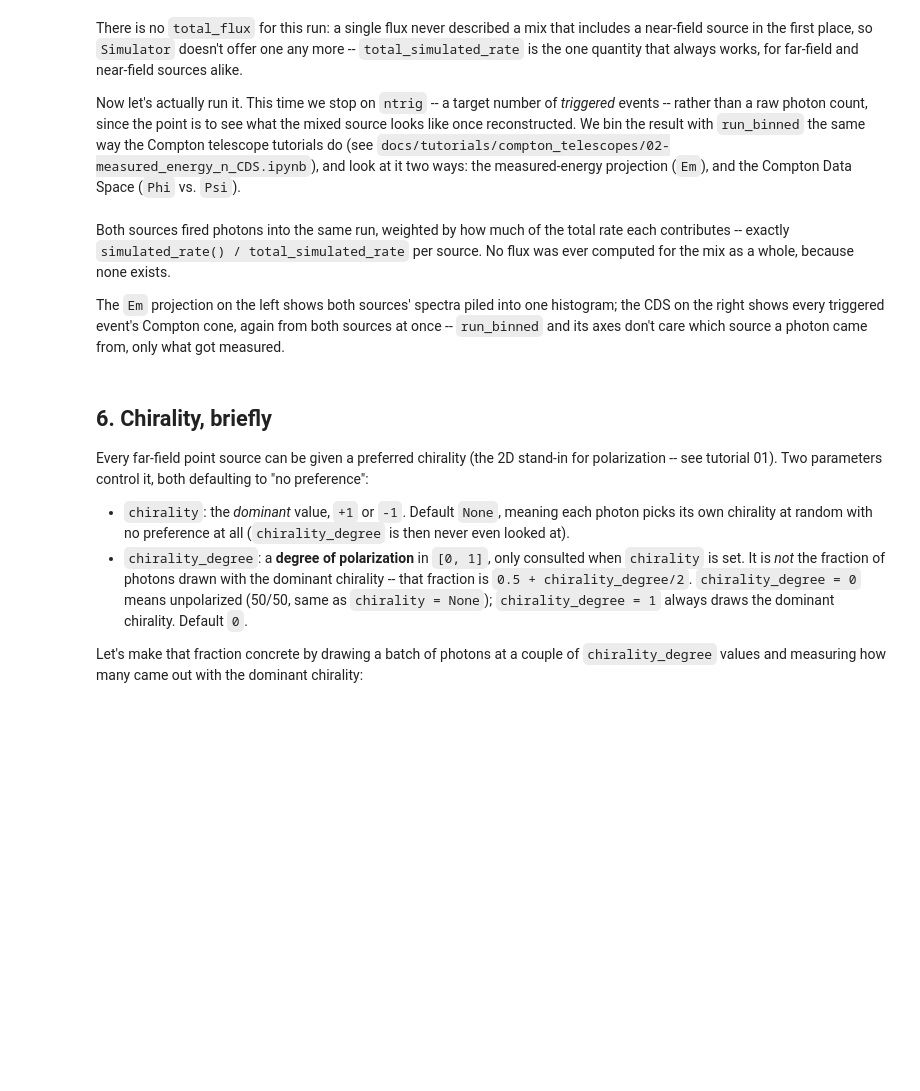
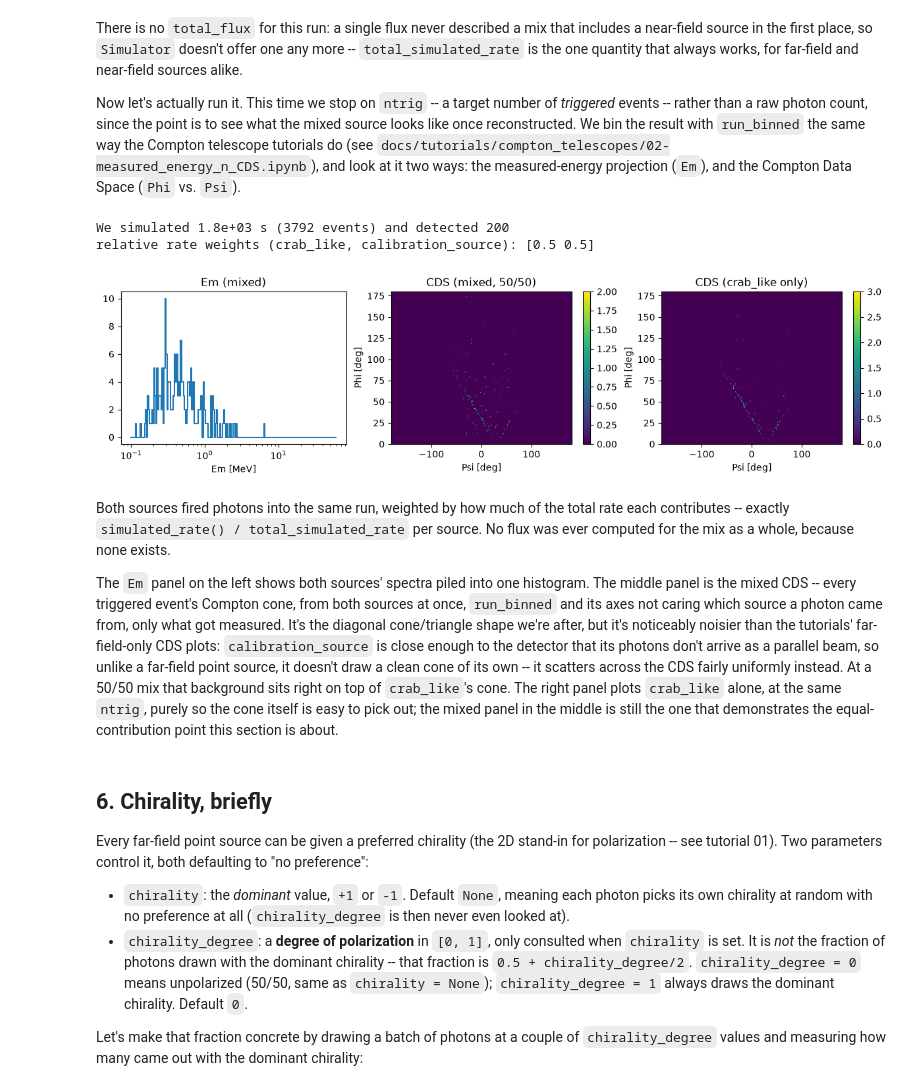
Before and after one commit to israelmcmc-ai/gammaraytoys, a Jupyter notebook: docs/examples/cosimita/00-source_normalization.ipynb, the cells around one changed output. Cells and saved outputs as stored; diff of their text form; code cells hidden in the pictures; blank space fills up the shorter version.

```diff
--- a/docs/examples/cosimita/00-source_normalization.ipynb
+++ b/docs/examples/cosimita/00-source_normalization.ipynb
@@ -240,12 +271,12 @@ normalized) and an instrumental source (rate normalized) thrown into the
 same `Simulator`, at the same time, selected event-by-event with probability
 proportional to their `simulated_rate()`.
 # %%
-mixed_sim = Simulator(det, [crab_like, calibration_source], reco)
+mixed_sim = Simulator(comptelito, [crab_like, calibration_source], reco)
 
-expected_total = crab_like.simulated_rate(det) + calibration_source.simulated_rate(det)
+expected_total = crab_like.simulated_rate(comptelito) + calibration_source.simulated_rate(comptelito)
 
-print(f"crab_like.simulated_rate()          = {crab_like.simulated_rate(det).to(1/u.s):.6f}")
-print(f"calibration_source.simulated_rate() = {calibration_source.simulated_rate(det).to(1/u.s):.6f}")
+print(f"crab_like.simulated_rate()          = {crab_like.simulated_rate(comptelito).to(1/u.s):.6f}")
+print(f"calibration_source.simulated_rate() = {calibration_source.simulated_rate(comptelito).to(1/u.s):.6f}")
 print(f"mixed_sim.total_simulated_rate      = {mixed_sim.total_simulated_rate.to(1/u.s):.6f}")
 print(f"sum of the two simulated_rate()s    = {expected_total.to(1/u.s):.6f}")
 # %% [output]
@@ -269,30 +300,61 @@ Compton Data Space (`Phi` vs. `Psi`).
 # %%
 import matplotlib.pyplot as plt
 
-ntrig = 1000
+ntrig = 200
 h_data = mixed_sim.run_binned(ntrig = ntrig)
 
 print(f"We simulated {mixed_sim.duration:.2} ({mixed_sim.nsim} events) and detected {mixed_sim.ntrig}")
 print(f"relative rate weights (crab_like, calibration_source): "
       f"{np.round(mixed_sim._relative_rate, 3)}")
 
-fig, ax = plt.subplots(figsize = [10,3], ncols = 2)
+# calibration_source isn't a parallel beam like a far-field source: each of
+# its photons arrives at the tracker from a different angle depending on
+# where along the 10 m tracker it happens to enter, so on its own it does
+# not draw a clean Compton cone -- it scatters fairly uniformly across the
+# CDS instead (try Simulator(comptelito, calibration_source, reco) on its
+# own to see it). At a 50/50 mix that scatter sits on top of crab_like's
+# cone, so alongside the mixed CDS we also plot crab_like's CDS on its own,
+# at the same ntrig, purely so the cone itself stays easy to see -- the
+# 50/50 weighting is what the mixed panel demonstrates, this third panel is
+# just a visual aid.
+crab_only_sim = Simulator(comptelito, crab_like, reco)
+h_data_crab_only = crab_only_sim.run_binned(ntrig = ntrig)
+
+fig, ax = plt.subplots(figsize = [15,3], ncols = 3)
 
 h_Em = h_data.project('Em')
 h_CDS = h_data.project('Psi', 'Phi')
+h_CDS_crab_only = h_data_crab_only.project('Psi', 'Phi')
 
 h_Em.plot(ax[0])
-h_CDS.plot(ax[1]);
+ax[0].set_title('Em (mixed)')
+h_CDS.plot(ax[1])
+ax[1].set_title('CDS (mixed, 50/50)')
+h_CDS_crab_only.plot(ax[2])
+ax[2].set_title('CDS (crab_like only)');
+# %% [output]
+We simulated 1.8e+03 s (3792 events) and detected 200
+relative rate weights (crab_like, calibration_source): [0.5 0.5]
+[figure, added]
 # %% [markdown]
 Both sources fired photons into the same run, weighted by how much of the
 total rate each contributes -- exactly `simulated_rate() / total_simulated_rate`
 per source. No flux was ever computed for the mix as a whole, because none
 exists.
 
-The `Em` projection on the left shows both sources' spectra piled into one
-histogram; the CDS on the right shows every triggered event's Compton cone,
-again from both sources at once -- `run_binned` and its axes don't care
-which source a photon came from, only what got measured.
+The `Em` panel on the left shows both sources' spectra piled into one
+histogram. The middle panel is the mixed CDS -- every triggered event's
+Compton cone, from both sources at once, `run_binned` and its axes not
+caring which source a photon came from, only what got measured. It's the
+diagonal cone/triangle shape we're after, but it's noticeably noisier than
+the tutorials' far-field-only CDS plots: `calibration_source` is close
+enough to the detector that its photons don't arrive as a parallel beam, so
+unlike a far-field point source, it doesn't draw a clean cone of its own --
+it scatters across the CDS fairly uniformly instead. At a 50/50 mix that
+background sits right on top of `crab_like`'s cone. The right panel plots
+`crab_like` alone, at the same `ntrig`, purely so the cone itself is easy to
+pick out; the mixed panel in the middle is still the one that demonstrates
+the equal-contribution point this section is about.
 # %% [markdown]
 ## 6. Chirality, briefly
 
```
Also changed, not shown: parts of 8 cells of this notebook.
